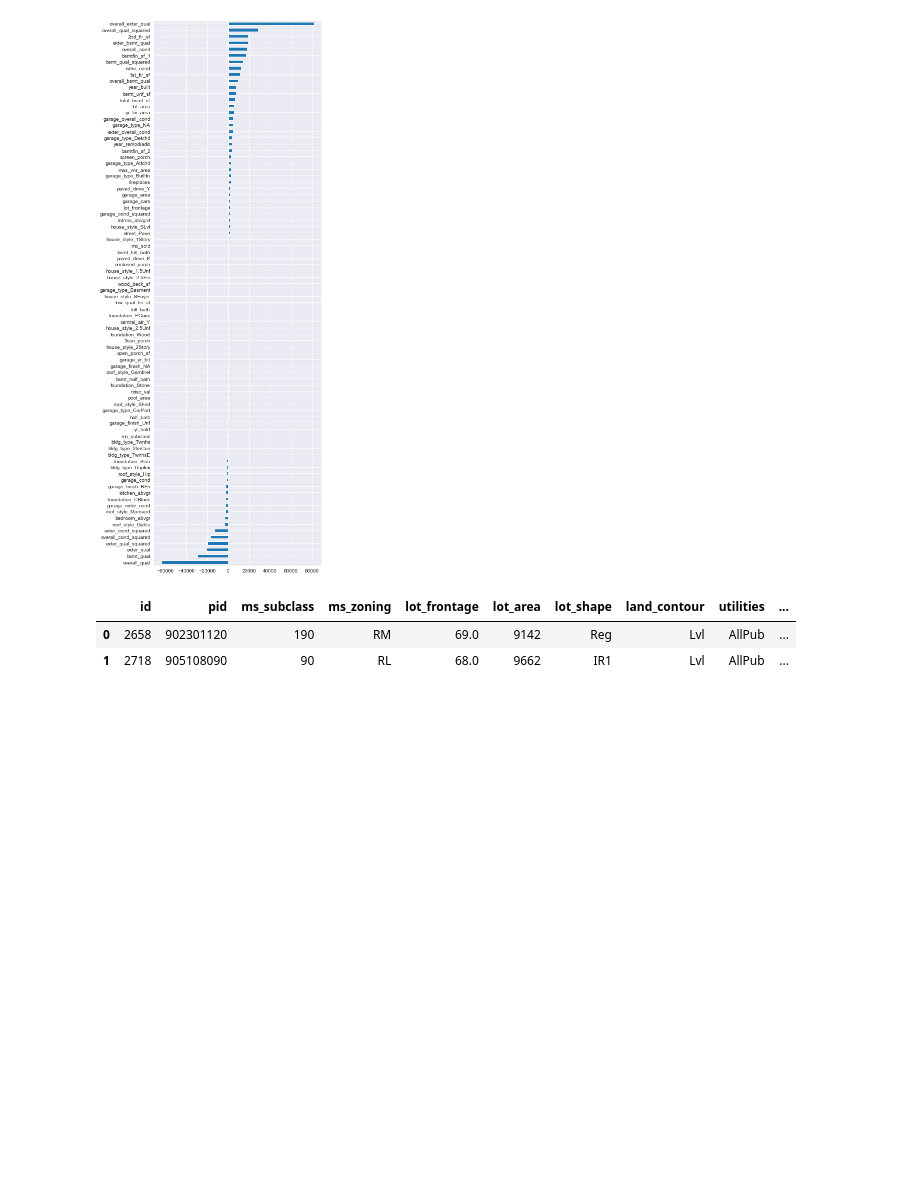
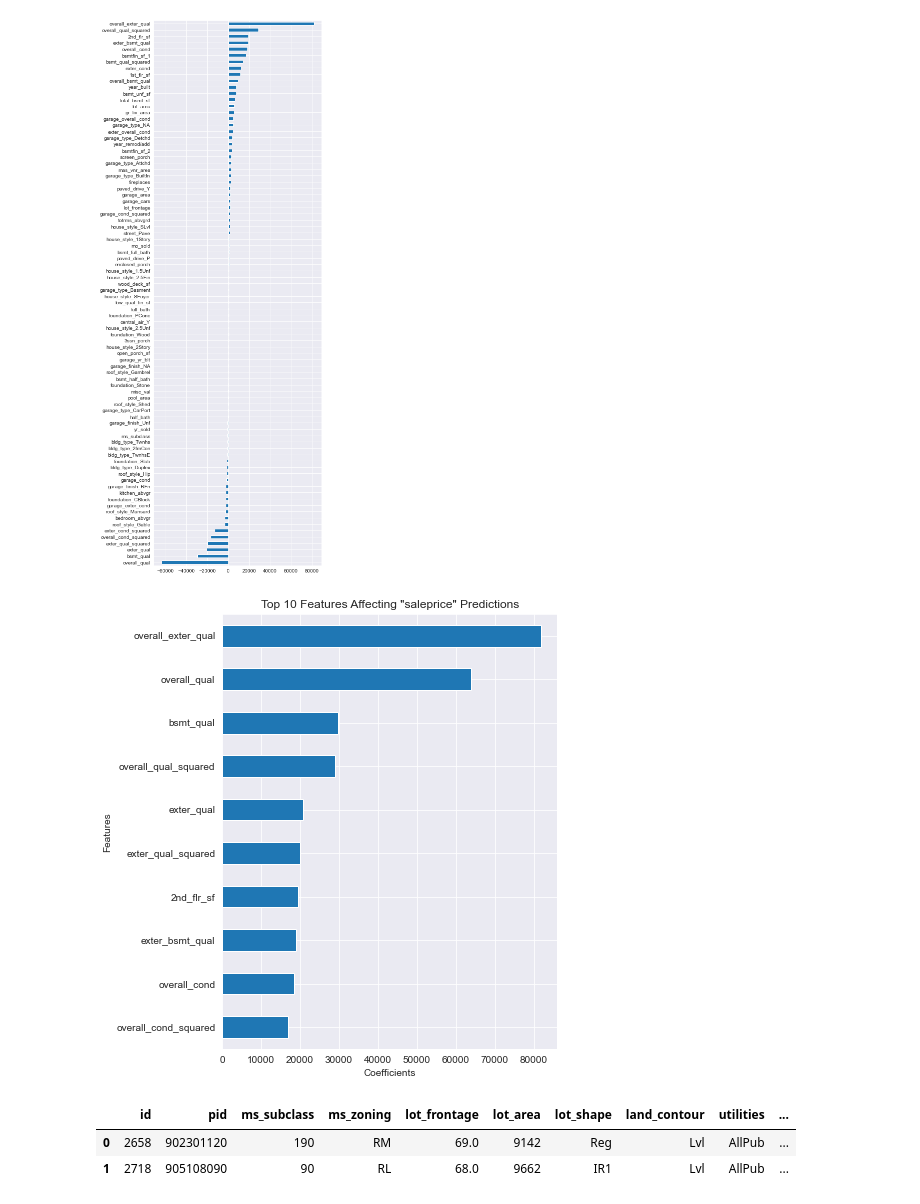
Before and after one commit to ajoneal/ames-iowa-housing-project, a Jupyter notebook: modeling.ipynb, the cells around one changed output. Drawn from its saved outputs; the diff is of its cells as text; code cells hidden in the pictures; blank space fills up the shorter version.

```diff
--- a/modeling.ipynb
+++ b/modeling.ipynb
@@ -358,6 +358,16 @@ lasso_coefs[lasso_coefs != 0].sort_values().plot.barh()  # how can I translate t
 # %% [output]
 <AxesSubplot:>
 [figure]
+# %%
+top_coef = pd.Series(abs(lasso.coef_), index=X5.columns).sort_values(ascending=False)[:10]
+# %%
+plt.figure(figsize = (6,8))
+plt.xlabel('Coefficients')
+plt.ylabel('Features')
+plt.title('Top 10 Features Affecting "saleprice" Predictions')
+top_coef.sort_values().plot.barh();
+# %% [output]
+[figure, added]
 # %%
 test5_features = ss.transform(test_df2[features5])
 kaggle_preds5 = lasso.predict(test5_features)
```
Also changed, not shown: 1 other file.
